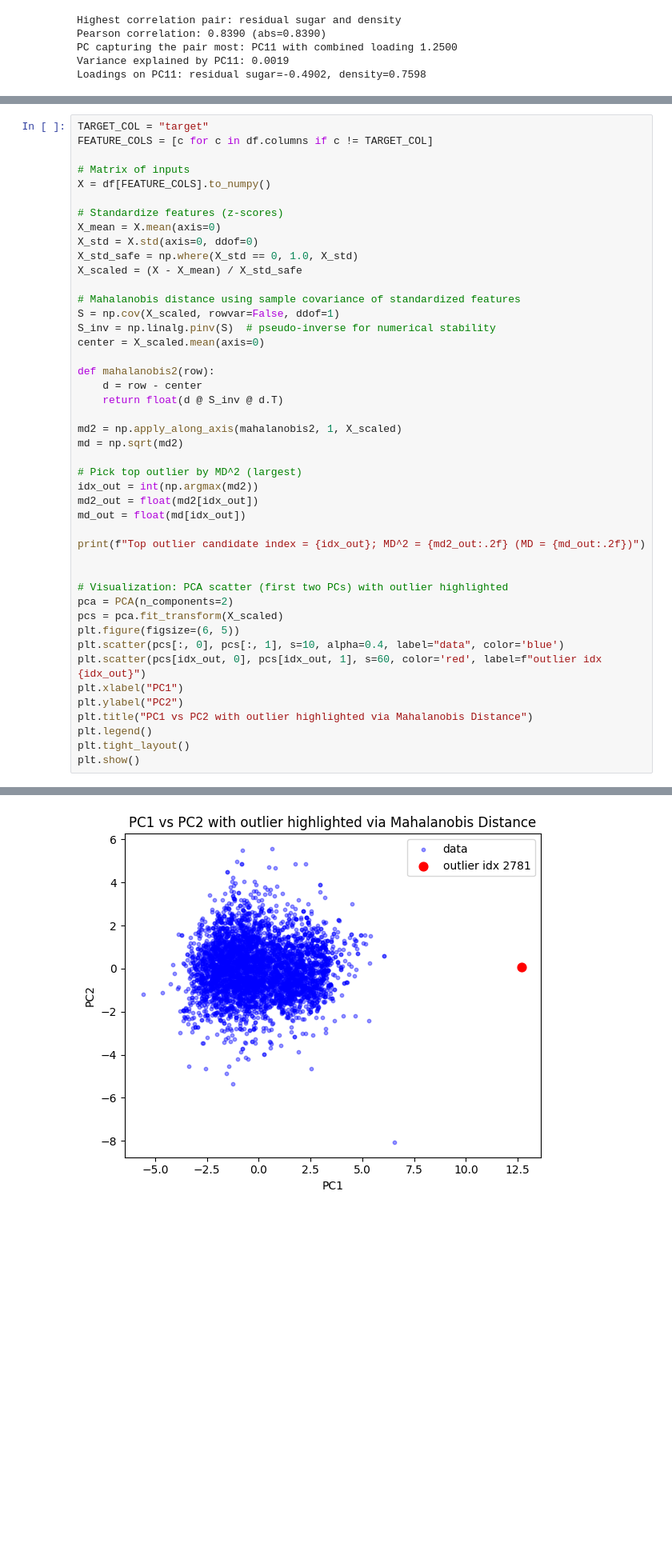
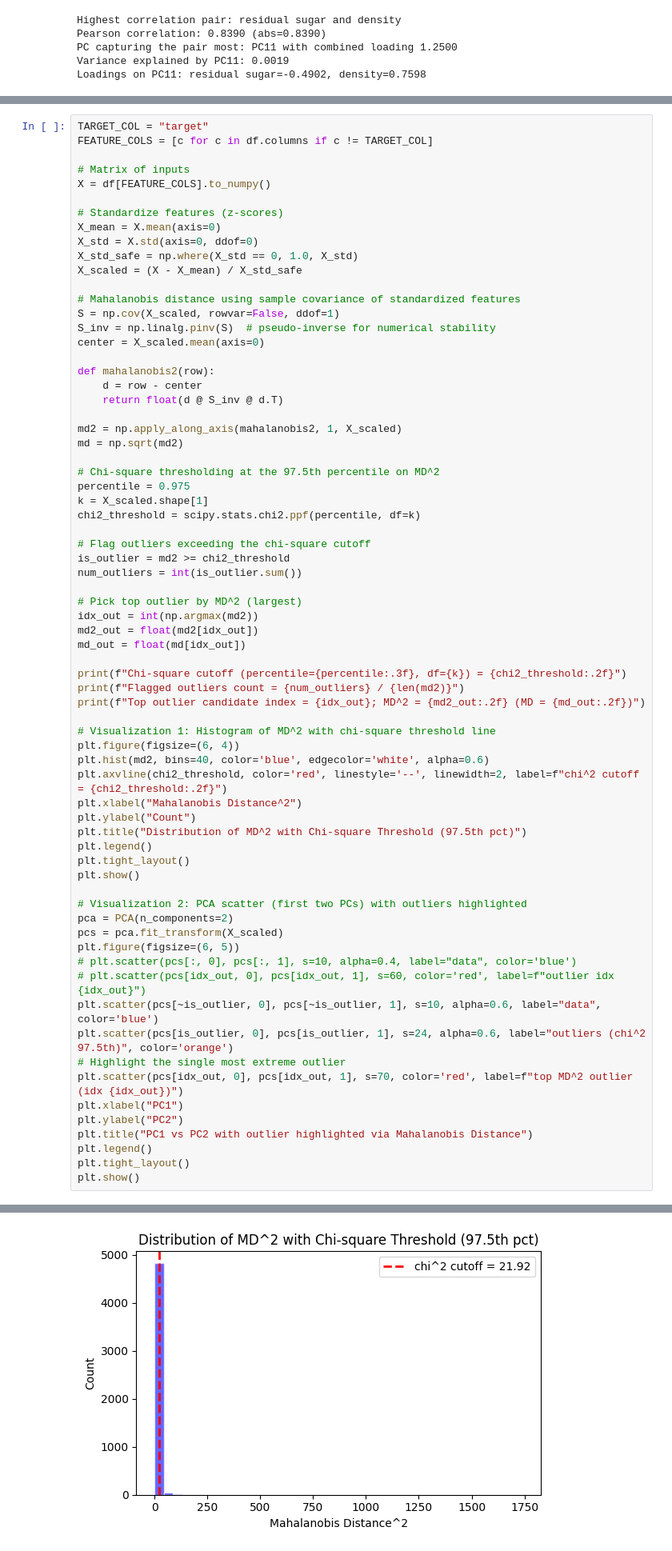
Before and after one commit to RevibeZ/dx601-final-project, a Jupyter notebook: project.ipynb, the cells around one changed output, grey strips where cells are left out. Shown: that part at 80% size. Drawn from its saved outputs; the diff is of its cells as text; blank space fills up the shorter version.

```diff
--- a/project.ipynb
+++ b/project.ipynb
@@ -561,20 +561,45 @@ def mahalanobis2(row):
 md2 = np.apply_along_axis(mahalanobis2, 1, X_scaled)
 md = np.sqrt(md2)
 
+# Chi-square thresholding at the 97.5th percentile on MD^2
+percentile = 0.975
+k = X_scaled.shape[1]
+chi2_threshold = scipy.stats.chi2.ppf(percentile, df=k)
+
+# Flag outliers exceeding the chi-square cutoff
+is_outlier = md2 >= chi2_threshold
+num_outliers = int(is_outlier.sum())
+
 # Pick top outlier by MD^2 (largest)
 idx_out = int(np.argmax(md2))
 md2_out = float(md2[idx_out])
 md_out = float(md[idx_out])
 
+print(f"Chi-square cutoff (percentile={percentile:.3f}, df={k}) = {chi2_threshold:.2f}")
+print(f"Flagged outliers count = {num_outliers} / {len(md2)}")
 print(f"Top outlier candidate index = {idx_out}; MD^2 = {md2_out:.2f} (MD = {md_out:.2f})")
 
+# Visualization 1: Histogram of MD^2 with chi-square threshold line
+plt.figure(figsize=(6, 4))
+plt.hist(md2, bins=40, color='blue', edgecolor='white', alpha=0.6)
+plt.axvline(chi2_threshold, color='red', linestyle='--', linewidth=2, label=f"chi^2 cutoff = {chi2_threshold:.2f}")
+plt.xlabel("Mahalanobis Distance^2")
+plt.ylabel("Count")
+plt.title("Distribution of MD^2 with Chi-square Threshold (97.5th pct)")
+plt.legend()
+plt.tight_layout()
+plt.show()
 
-# Visualization: PCA scatter (first two PCs) with outlier highlighted
+# Visualization 2: PCA scatter (first two PCs) with outliers highlighted
 pca = PCA(n_components=2)
 pcs = pca.fit_transform(X_scaled)
 plt.figure(figsize=(6, 5))
-plt.scatter(pcs[:, 0], pcs[:, 1], s=10, alpha=0.4, label="data", color='blue')
-plt.scatter(pcs[idx_out, 0], pcs[idx_out, 1], s=60, color='red', label=f"outlier idx {idx_out}")
+# plt.scatter(pcs[:, 0], pcs[:, 1], s=10, alpha=0.4, label="data", color='blue')
+# plt.scatter(pcs[idx_out, 0], pcs[idx_out, 1], s=60, color='red', label=f"outlier idx {idx_out}")
+plt.scatter(pcs[~is_outlier, 0], pcs[~is_outlier, 1], s=10, alpha=0.6, label="data", color='blue')
+plt.scatter(pcs[is_outlier, 0], pcs[is_outlier, 1], s=24, alpha=0.6, label="outliers (chi^2 97.5th)", color='orange')
+# Highlight the single most extreme outlier
+plt.scatter(pcs[idx_out, 0], pcs[idx_out, 1], s=70, color='red', label=f"top MD^2 outlier (idx {idx_out})")
 plt.xlabel("PC1")
 plt.ylabel("PC2")
 plt.title("PC1 vs PC2 with outlier highlighted via Mahalanobis Distance")
@@ -585,2 +612,2 @@ plt.show()
 Top outlier candidate index = 2781; MD^2 = 1740.05 (MD = 41.71)
-[figure, old version]
+[figure, new version]
```
Also changed, not shown: parts of 4 cells of this notebook.
